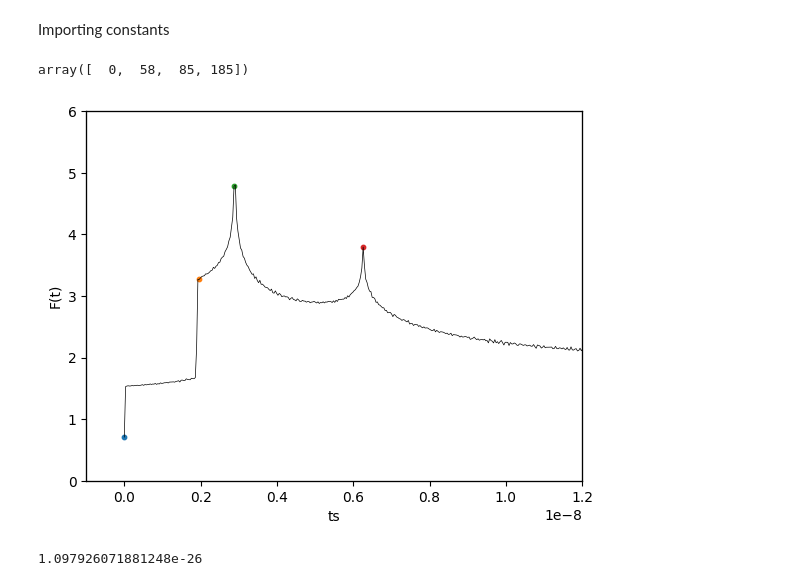
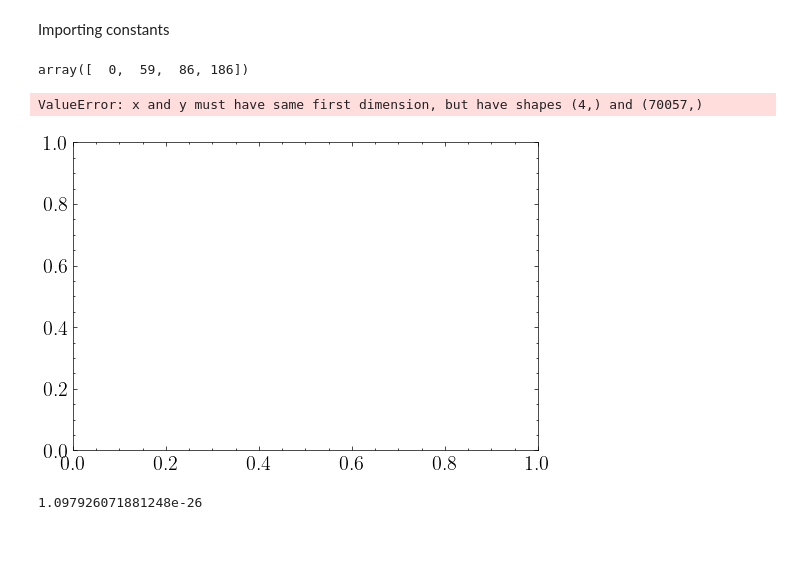
Before and after one commit to manchunyeung/wo_workshop, a Jupyter notebook: cau_crit.ipynb, the cells around one changed output. Saved outputs shown, nothing was run; the diff lists cells and outputs as text; code cells hidden in the pictures; blank space fills up the shorter version.

```diff
--- a/cau_crit.ipynb
+++ b/cau_crit.ipynb
@@ -23,7 +15,15 @@ from wolensing.lensmodels.potential import potential
 # %%
 import matplotlib.pyplot as plt
-# import scienceplots
-# plt.style.use('science')
+import scienceplots
+plt.style.use('science')
+# Increase x and y label sizes
+params = {'legend.fontsize': 'x-large',
+          'figure.figsize': (15, 5),
+         'axes.labelsize': 'x-large',
+         'axes.titlesize':'x-large',
+         'xtick.labelsize':'x-large',
+         'ytick.labelsize':'x-large'}
+plt.rcParams.update(params)
 # %% [markdown]
 The macroimage where the microlens is placed around.
 # %%
@@ -56,6 +56,9 @@ thetaE = param_processing(zL, zS, mtot)
 # %%
 ts = np.loadtxt('data_otto/0.4_ts.txt')
 Ft = np.loadtxt('data_otto/0.4_Ft.txt')
+ts = np.append(0, ts)
+Ft = np.append(0, Ft)
+ts = 295529*ts # convert to seconds
 # %%
 ticks = np.linspace(0, 2e-8, 4)
 # %%
@@ -107,32 +110,35 @@ args = np.array(filtered_points)
 # %%
 args
 # %% [output]
-array([  0,  58,  85, 185])
+array([  0,  59,  86, 186])
 # %%
-plt.plot(ts, Ft, color = 'black', linewidth=0.5)
+plt.figure(figsize=(6, 4))
+plt.plot(ts, Ft, color = 'black', linewidth=2, alpha=0.7)
 plt.xlim(-1e-9, 0.12e-7)
 plt.ylim(0, 6)
-plt.xlabel(r'ts')
+plt.xlabel(r'$t [s]$')
 for arg in args:
-    plt.scatter(ts[arg], Ft[arg], s=10)
+    plt.scatter(ts[arg], Ft[arg], s=40)
 from matplotlib.ticker import MaxNLocator
 ax = plt.gca()
 
 ax2 = ax.twiny()  # for the second x-axis
 ax3 = ax.twinx()  # for the second y-axis
 
 # Remove ticks and labels from the second x-axis (top)
 ax2.set_xticks([])  # Remove ticks
 ax2.set_xticklabels([])  # Remove tick labels
 
 # Remove ticks and labels from the second y-axis (right)
 ax3.set_yticks([])  # Remove ticks
 ax3.set_yticklabels([])  # Remove tick labels
 
-ax.set_ylabel('F(t)')
-plt.savefig('Ft.pdf', dpi=300)
+ax.set_ylabel(r"F(t)")
+plt.xlim([-0.1e-3, 0.003])
+plt.savefig('Ft.pdf', bbox_inches='tight')
 # %% [output]
+ValueError: x and y must have same first dimension, but have shapes (4,) and (70057,)
-[figure, old version]
+[figure, new version]
 # %%
 Mpc=3.085677581491367e+22
 from astropy.cosmology import FlatLambdaCDM
```
Also changed, not shown: parts of 10 cells of this notebook.
